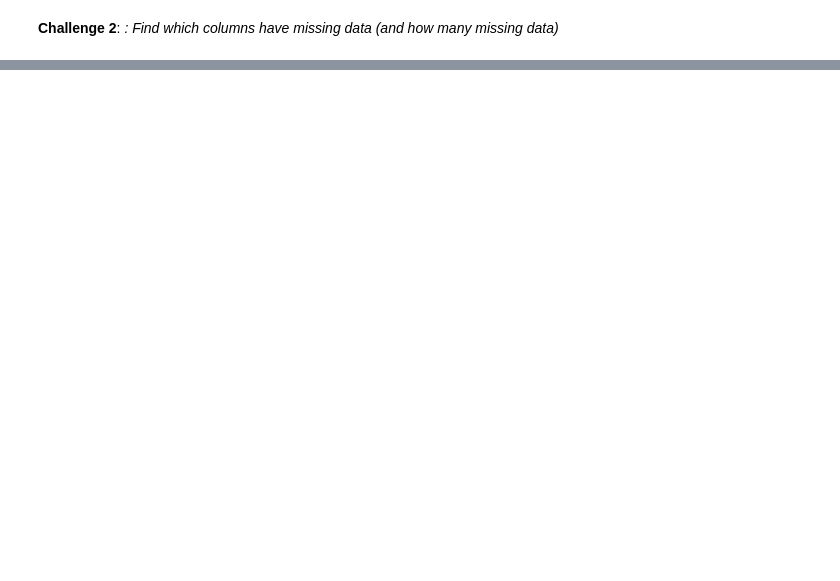
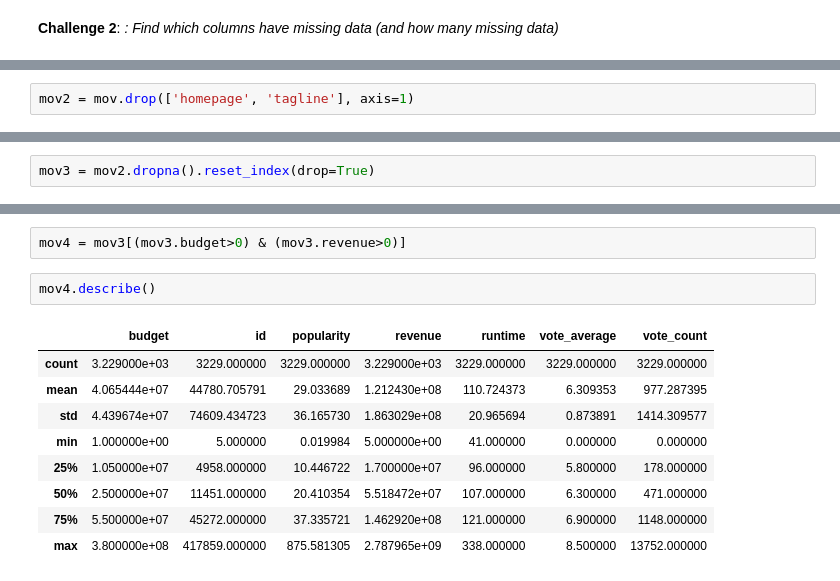
Before and after one commit to sallystoyell/f21_pfssr_wk11, a Jupyter notebook: F21 EPSY5122 PFSSR Week11.ipynb, the cells around one changed output, grey strips where cells are left out. Saved outputs shown, nothing was run; the diff lists cells and outputs as text; blank space fills up the shorter version.

```diff
--- a/F21 EPSY5122 PFSSR Week11.ipynb
+++ b/F21 EPSY5122 PFSSR Week11.ipynb
@@ -31,0 +62,2 @@ mov.head()
+# %%
+mov2 = mov.drop(['homepage', 'tagline'], axis=1)
@@ -31,0 +86,2 @@ mov.head()
+# %%
+mov3 = mov2.dropna().reset_index(drop=True)
@@ -31,0 +109,14 @@ mov.head()
+# %%
+mov4 = mov3[(mov3.budget>0) & (mov3.revenue>0)]
+# %%
+mov4.describe()
+# %% [output]
+|  | budget | id | popularity | revenue | runtime | vote_average | vote_count |
+| count | 3.229000e+03 | 3229.000000 | 3229.000000 | 3.229000e+03 | 3229.000000 | 3229.000000 | 3229.000000 |
+| mean | 4.065444e+07 | 44780.705791 | 29.033689 | 1.212430e+08 | 110.724373 | 6.309353 | 977.287395 |
+| std | 4.439674e+07 | 74609.434723 | 36.165730 | 1.863029e+08 | 20.965694 | 0.873891 | 1414.309577 |
+| min | 1.000000e+00 | 5.000000 | 0.019984 | 5.000000e+00 | 41.000000 | 0.000000 | 0.000000 |
+| 25% | 1.050000e+07 | 4958.000000 | 10.446722 | 1.700000e+07 | 96.000000 | 5.800000 | 178.000000 |
+| 50% | 2.500000e+07 | 11451.000000 | 20.410354 | 5.518472e+07 | 107.000000 | 6.300000 | 471.000000 |
+| 75% | 5.500000e+07 | 45272.000000 | 37.335721 | 1.462920e+08 | 121.000000 | 6.900000 | 1148.000000 |
+| max | 3.800000e+08 | 417859.000000 | 875.581305 | 2.787965e+09 | 338.000000 | 8.500000 | 13752.000000 |
```
Also changed, not shown: parts of 6 cells of this notebook.
